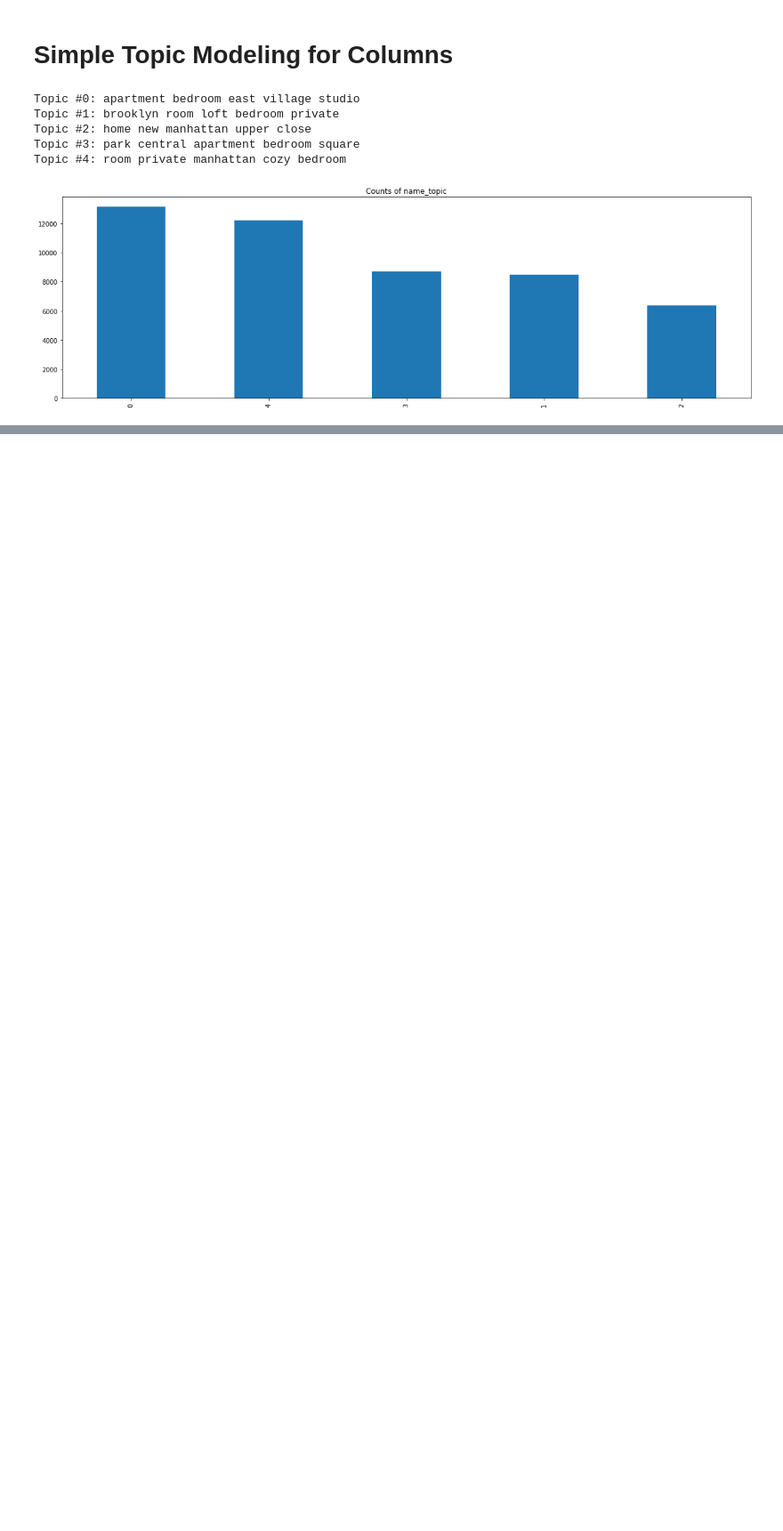
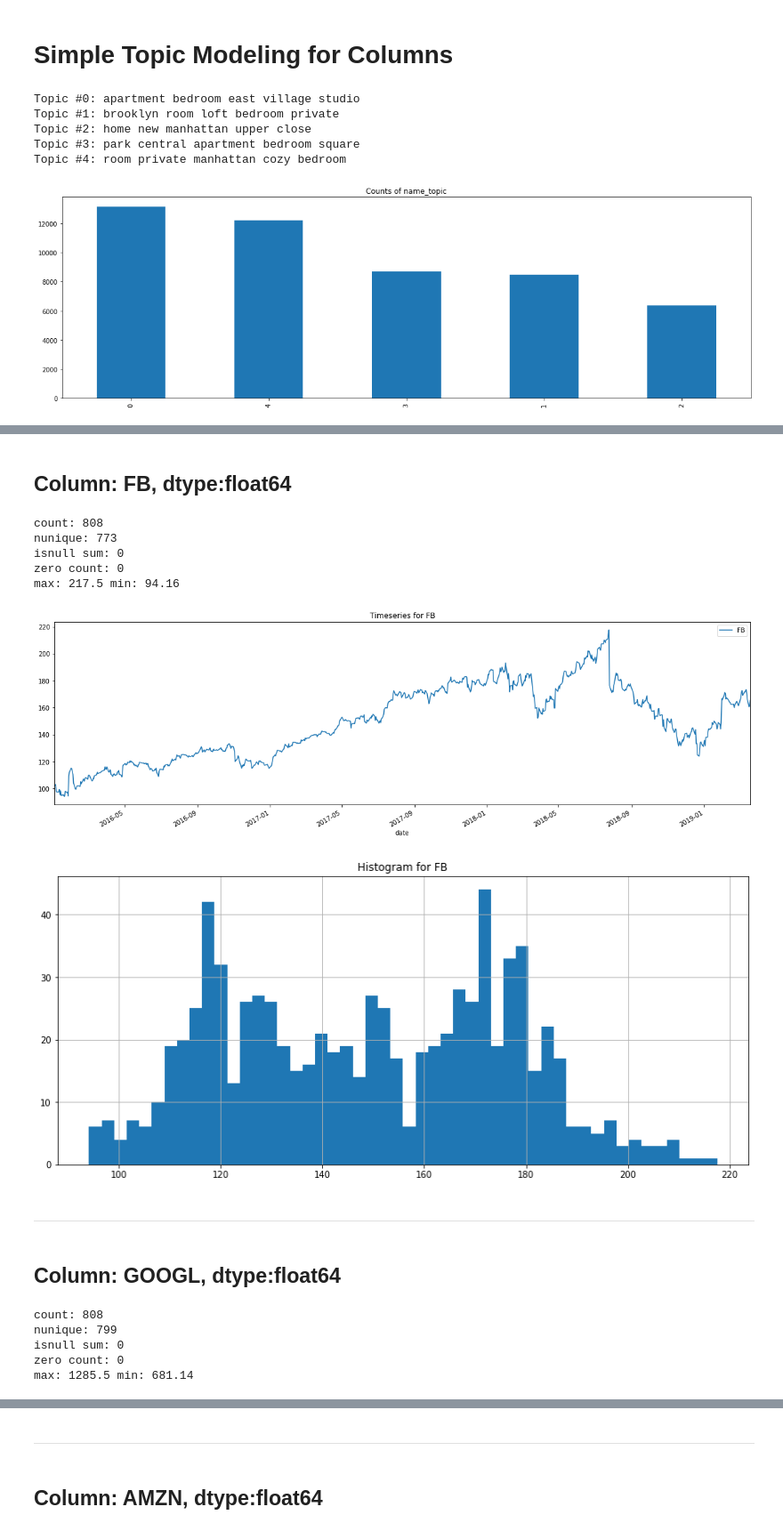
Before and after one commit to gefena/eda_utils, a Jupyter notebook: code/eda_example.ipynb, the cells around one changed output, grey strips where cells are left out. Shown at 89% size. Saved outputs shown, nothing was run; the diff lists cells and outputs as text; code cells hidden in the pictures; blank space fills up the shorter version.

```diff
--- a/code/eda_example.ipynb
+++ b/code/eda_example.ipynb
@@ -448,0 +532,20 @@ Topic #4: room private manhattan cozy bedroom
+# %%
+col_date = "date"
+plotly_flag = False
+eda.eda_cols_vs_datetime_col(data, col_date, plotly_flag)
+# %% [output]
+## Column: FB, dtype:float64
+count: 808
+nunique: 773
+isnull sum: 0
+zero count: 0
+max: 217.5 min: 94.16
+[figure, added]
+[figure, added]
+----
+## Column: GOOGL, dtype:float64
+count: 808
+nunique: 799
+isnull sum: 0
+zero count: 0
+max: 1285.5 min: 681.14
@@ -448,0 +554,2 @@ Topic #4: room private manhattan cozy bedroom
+----
+## Column: AMZN, dtype:float64
```
Also changed, not shown: parts of 14 cells of this notebook, 2 other files.
